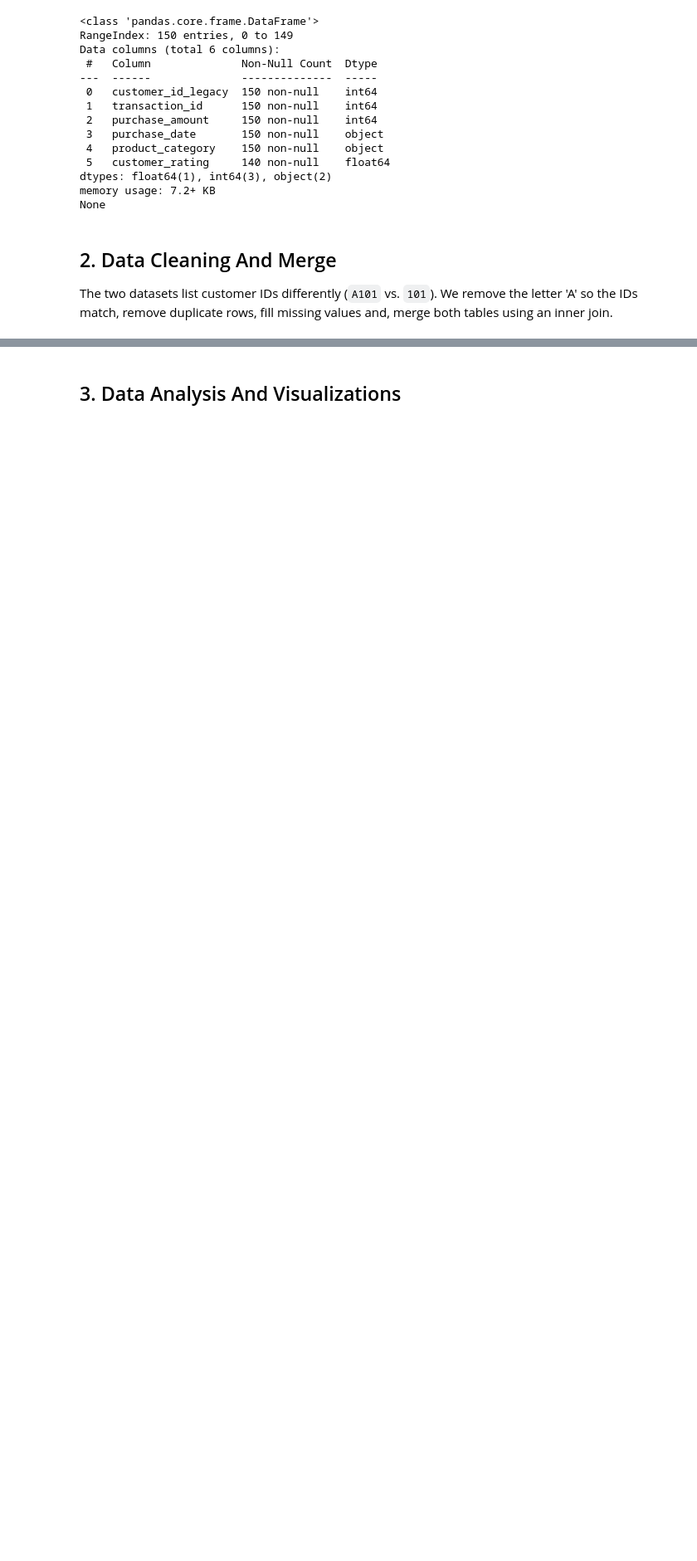
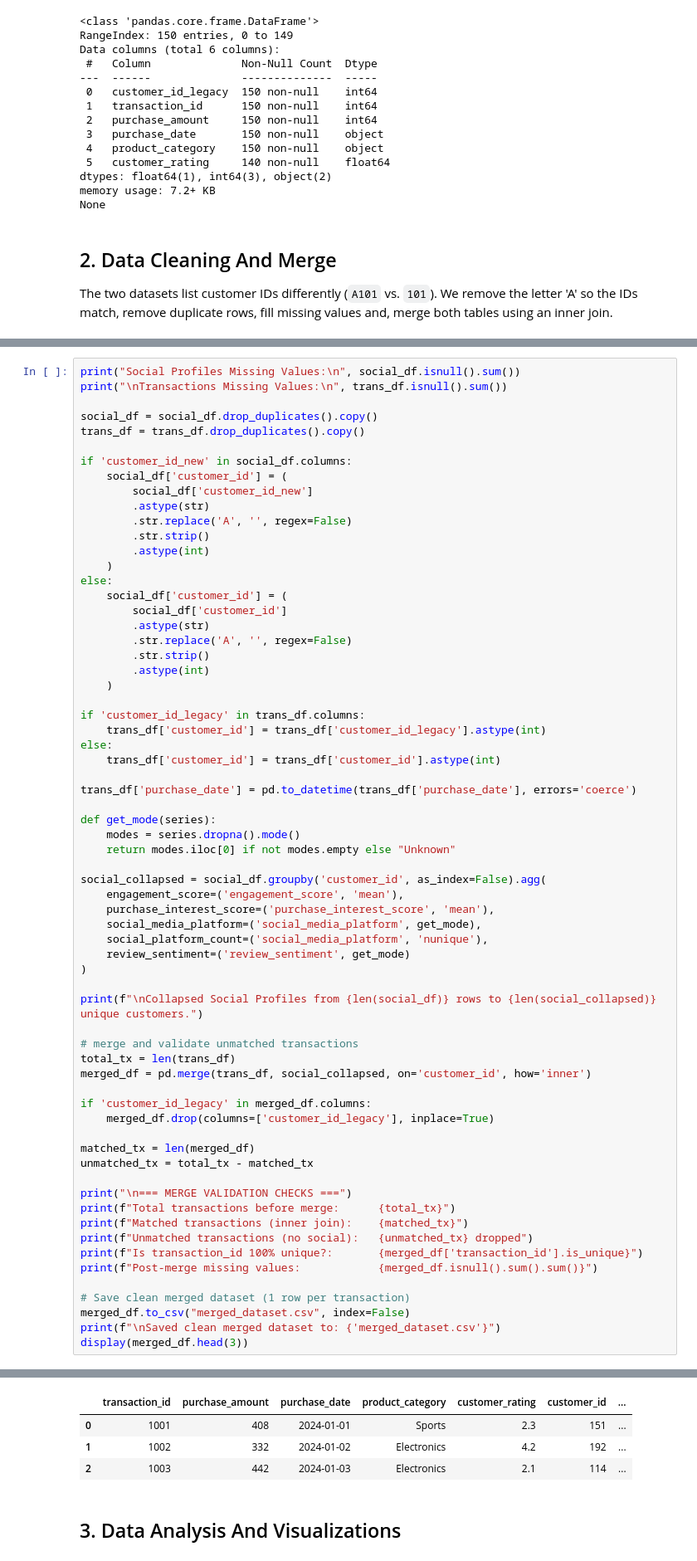
Before and after one commit to N-Maurice/multimodal_authentication_preprocessing, a Jupyter notebook: notebooks/01_product_recommendation.ipynb, the cells around one changed output, grey strips where cells are left out. Shown at 83% size. Drawn from its saved outputs; the diff is of its cells as text; blank space fills up the shorter version.

```diff
--- a/notebooks/01_product_recommendation.ipynb
+++ b/notebooks/01_product_recommendation.ipynb
@@ -145,0 +61,67 @@ Post merge null count: 0
+# %%
+print("Social Profiles Missing Values:\n", social_df.isnull().sum())
+print("\nTransactions Missing Values:\n", trans_df.isnull().sum())
+
+social_df = social_df.drop_duplicates().copy()
+trans_df = trans_df.drop_duplicates().copy()
+
+if 'customer_id_new' in social_df.columns:
+    social_df['customer_id'] = (
+        social_df['customer_id_new']
+        .astype(str)
+        .str.replace('A', '', regex=False)
+        .str.strip()
+        .astype(int)
+    )
+else:
+    social_df['customer_id'] = (
+        social_df['customer_id']
+        .astype(str)
+        .str.replace('A', '', regex=False)
+        .str.strip()
+        .astype(int)
+    )
+
+if 'customer_id_legacy' in trans_df.columns:
+    trans_df['customer_id'] = trans_df['customer_id_legacy'].astype(int)
+else:
+    trans_df['customer_id'] = trans_df['customer_id'].astype(int)
+
+trans_df['purchase_date'] = pd.to_datetime(trans_df['purchase_date'], errors='coerce')
+
+def get_mode(series):
+    modes = series.dropna().mode()
+    return modes.iloc[0] if not modes.empty else "Unknown"
+
+social_collapsed = social_df.groupby('customer_id', as_index=False).agg(
+    engagement_score=('engagement_score', 'mean'),
+    purchase_interest_score=('purchase_interest_score', 'mean'),
+    social_media_platform=('social_media_platform', get_mode),
+    social_platform_count=('social_media_platform', 'nunique'),
+    review_sentiment=('review_sentiment', get_mode)
+)
+
+print(f"\nCollapsed Social Profiles from {len(social_df)} rows to {len(social_collapsed)} unique customers.")
+
+# merge and validate unmatched transactions
+total_tx = len(trans_df)
+merged_df = pd.merge(trans_df, social_collapsed, on='customer_id', how='inner')
+
+if 'customer_id_legacy' in merged_df.columns:
+    merged_df.drop(columns=['customer_id_legacy'], inplace=True)
+
+matched_tx = len(merged_df)
+unmatched_tx = total_tx - matched_tx
+
+print("\n=== MERGE VALIDATION CHECKS ===")
+print(f"Total transactions before merge:      {total_tx}")
+print(f"Matched transactions (inner join):    {matched_tx}")
+print(f"Unmatched transactions (no social):   {unmatched_tx} dropped")
+print(f"Is transaction_id 100% unique?:       {merged_df['transaction_id'].is_unique}")
+print(f"Post-merge missing values:            {merged_df.isnull().sum().sum()}")
+
+# Save clean merged dataset (1 row per transaction)
+merged_df.to_csv("merged_dataset.csv", index=False)
+print(f"\nSaved clean merged dataset to: {'merged_dataset.csv'}")
+display(merged_df.head(3))
+# %% [output]
@@ -146,3 +145,7 @@ Post merge null count: 0
+|  | transaction_id | purchase_amount | purchase_date | product_category | customer_rating | customer_id | ... |
+| 0 | 1001 | 408 | 2024-01-01 | Sports | 2.3 | 151 | ... |
+| 1 | 1002 | 332 | 2024-01-02 | Electronics | 4.2 | 192 | ... |
+| 2 | 1003 | 442 | 2024-01-03 | Electronics | 2.1 | 114 | ... |
 # %% [markdown]
 ## 3. Data Analysis And Visualizations
 # %%
```
Also changed, not shown: parts of 13 cells of this notebook.
